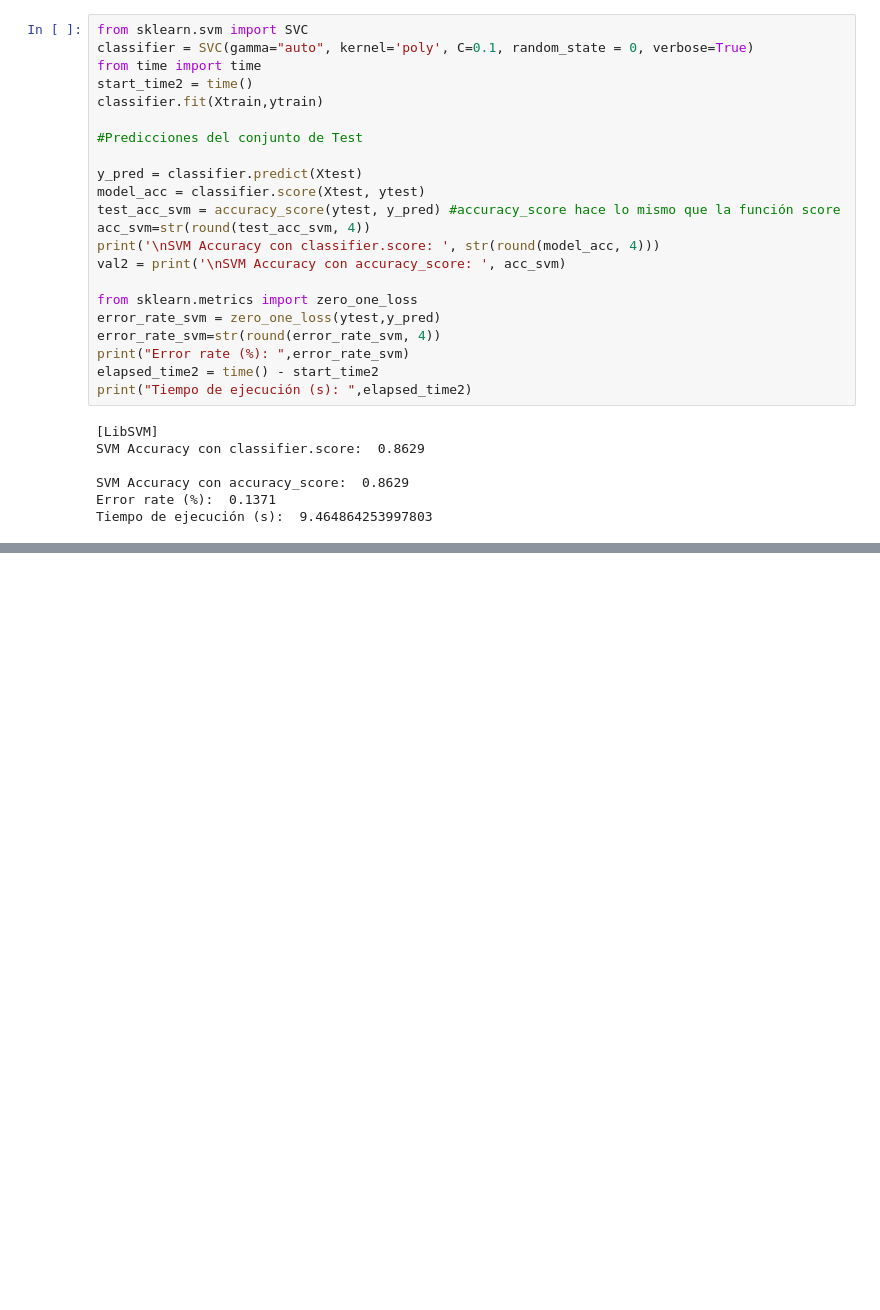
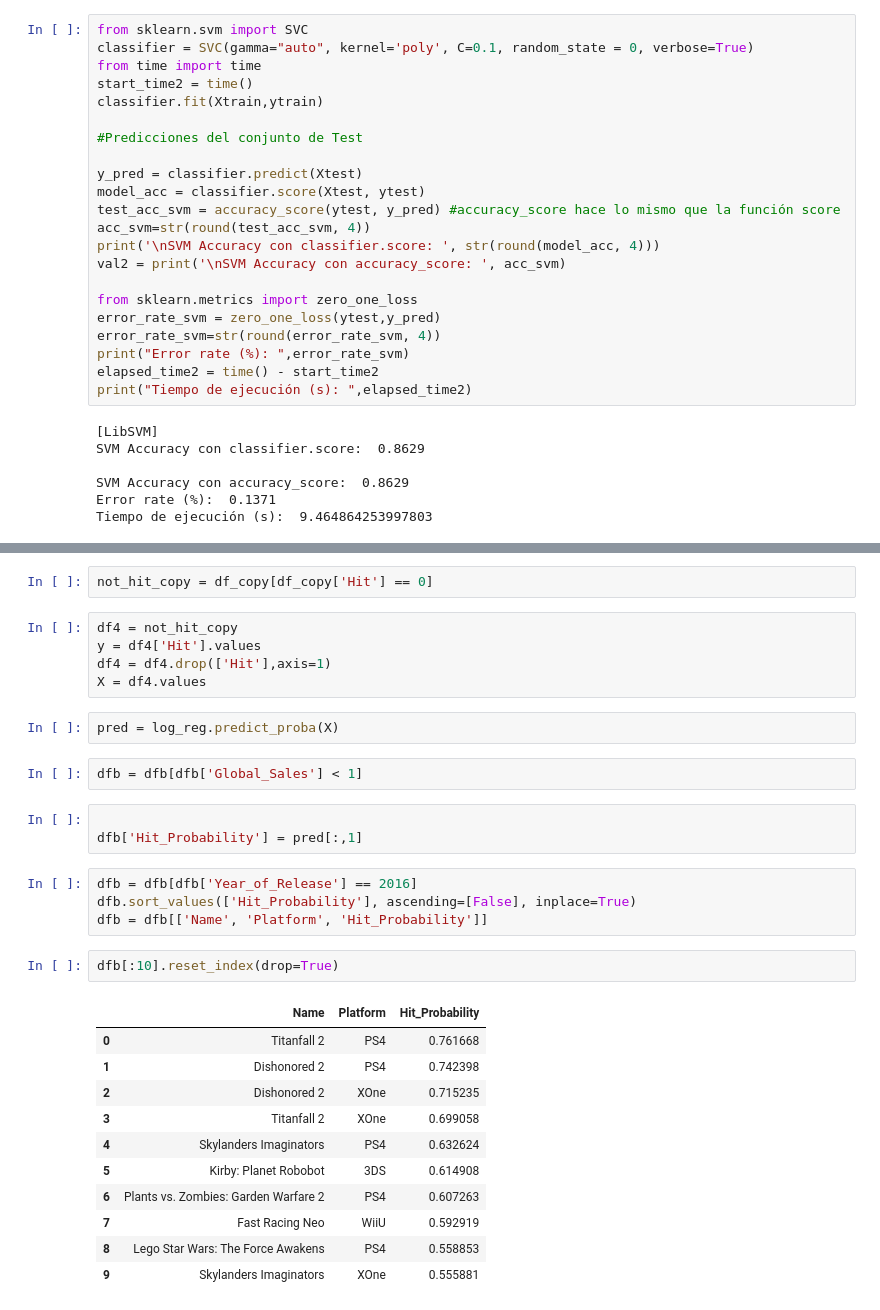
Before and after one commit to ChristianMocha/PrediccionVideoJuegos, a Jupyter notebook: PrediccionVideoJuegos.ipynb, the cells around one changed output, grey strips where cells are left out. Saved outputs shown, nothing was run; the diff lists cells and outputs as text; blank space fills up the shorter version.

```diff
--- a/PrediccionVideoJuegos.ipynb
+++ b/PrediccionVideoJuegos.ipynb
@@ -271,0 +344,32 @@ Tiempo de ejecución (s):  9.464864253997803
+# %%
+not_hit_copy = df_copy[df_copy['Hit'] == 0]
+# %%
+df4 = not_hit_copy
+y = df4['Hit'].values
+df4 = df4.drop(['Hit'],axis=1)
+X = df4.values
+# %%
+pred = log_reg.predict_proba(X)
+# %%
+dfb = dfb[dfb['Global_Sales'] < 1]
+# %%
+
+dfb['Hit_Probability'] = pred[:,1]
+# %%
+dfb = dfb[dfb['Year_of_Release'] == 2016]
+dfb.sort_values(['Hit_Probability'], ascending=[False], inplace=True)
+dfb = dfb[['Name', 'Platform', 'Hit_Probability']]
+# %%
+dfb[:10].reset_index(drop=True)
+# %% [output]
+|  | Name | Platform | Hit_Probability |
+| 0 | Titanfall 2 | PS4 | 0.761668 |
+| 1 | Dishonored 2 | PS4 | 0.742398 |
+| 2 | Dishonored 2 | XOne | 0.715235 |
+| 3 | Titanfall 2 | XOne | 0.699058 |
+| 4 | Skylanders Imaginators | PS4 | 0.632624 |
+| 5 | Kirby: Planet Robobot | 3DS | 0.614908 |
+| 6 | Plants vs. Zombies: Garden Warfare 2 | PS4 | 0.607263 |
+| 7 | Fast Racing Neo | WiiU | 0.592919 |
+| 8 | Lego Star Wars: The Force Awakens | PS4 | 0.558853 |
+| 9 | Skylanders Imaginators | XOne | 0.555881 |
```
Also changed, not shown: parts of 7 cells of this notebook.
